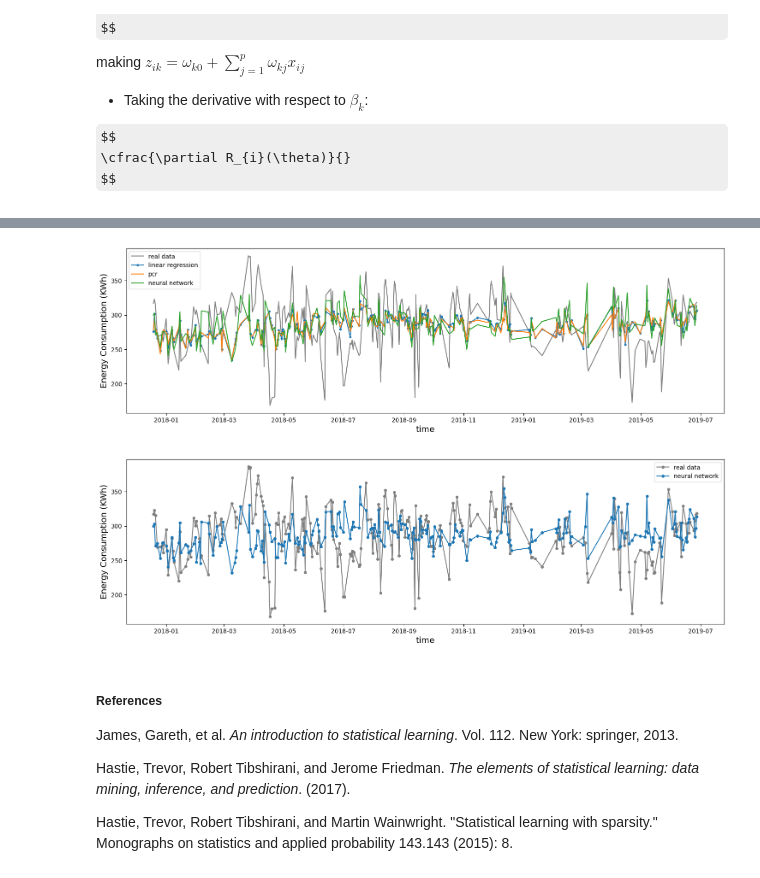
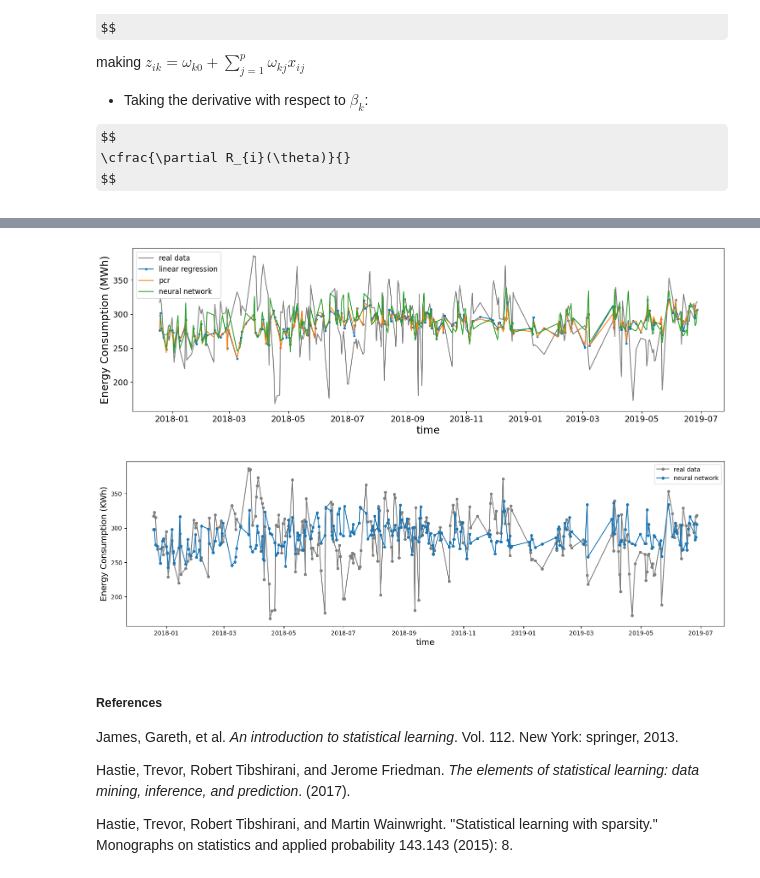
Before and after one commit to felypemaciel/ica2024, a Jupyter notebook: homework2.ipynb, the cells around one changed output, grey strips where cells are left out. Saved outputs shown, nothing was run; the diff lists cells and outputs as text; code cells hidden in the pictures; some formulas as TeX source.

```diff
--- a/homework2.ipynb
+++ b/homework2.ipynb
@@ -1151,21 +1148,29 @@ fsl = 10
+# %%
+fsa = 18
+fsl = 12
+fst = 14
 # %%
 fig = plt.figure(figsize=(18,5))
 
 plt.plot(time_test, y_test, label='real data', color='gray')# , marker='o', markersize=4)
 plt.plot(time_test, y_pred_olr, label='linear regression', marker='o', markersize=3)
 plt.plot(time_test, y_pred_pcr, label='pcr')
 plt.plot(time_test, y_pred_nn, label='neural network')
 
 plt.xlabel('time', fontsize=fsa)
-plt.ylabel('Energy Consumption (KWh)', fontsize=fsa)
+plt.ylabel('Energy Consumption (MWh)', fontsize=fsa)
+
+plt.xticks(fontsize=fst)
+plt.yticks(fontsize=fst)
 
 plt.legend(fontsize=fsl)
 
-fig.savefig('../ica2024-report/homework2/figures/regression-results.pdf', format='pdf', bbox_inches='tight')
+# fig.savefig('../ica2024-report/homework2/figures/regression-results.pdf', format='pdf', bbox_inches='tight')
+fig.savefig('../ica2024-report/presentation/figures/regression-results.pdf', format='pdf', bbox_inches='tight')
 
 plt.show()
 # %% [output]
-[figure, old version]
+[figure, new version]
 # %%
 fig = plt.figure(figsize=(18,5))
 
@@ -1181,7 +1186,7 @@ plt.legend(fontsize=fsl)
 
 plt.show()
 # %% [output]
-[figure, old version]
+[figure, new version]
 # %% [markdown]
 ##### **References**
 
```
Also changed, not shown: parts of 13 cells of this notebook, 2 other files.
